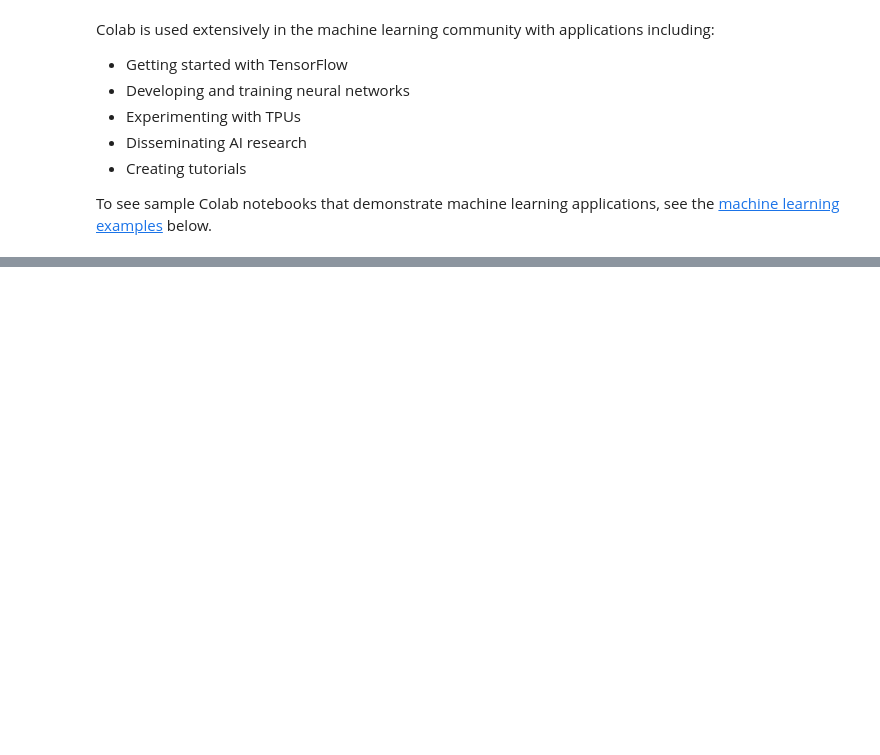
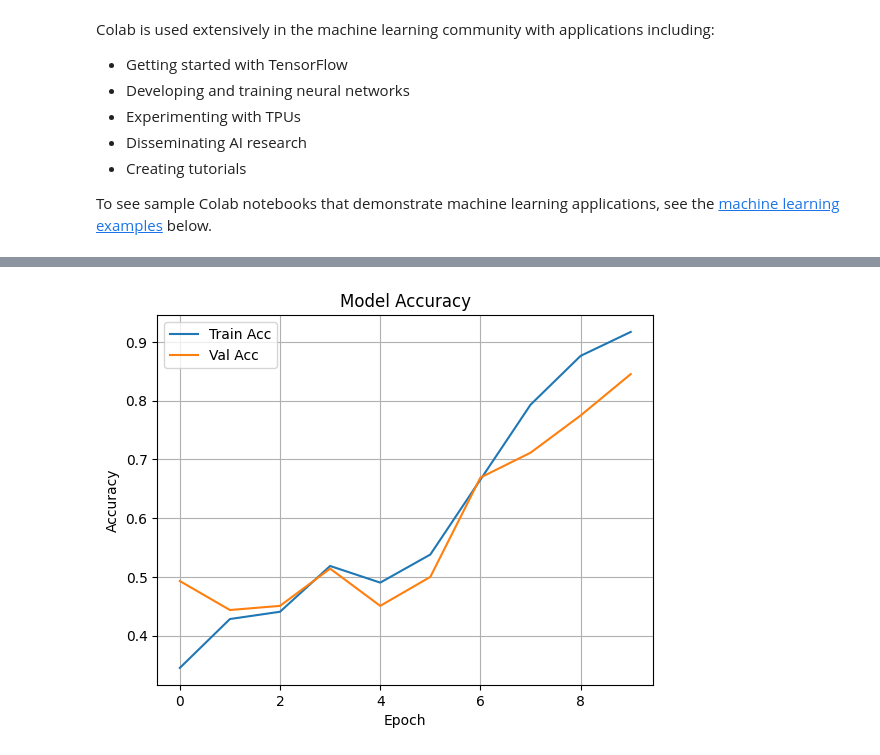
Before and after one commit to akashaitech/akashaitech, a Jupyter notebook: Copy_of_Welcome_To_Colab.ipynb, the cells around one changed output, grey strips where cells are left out. Saved outputs shown, nothing was run; the diff lists cells and outputs as text; code cells hidden in the pictures; blank space fills up the shorter version.

```diff
--- a/Copy_of_Welcome_To_Colab.ipynb
+++ b/Copy_of_Welcome_To_Colab.ipynb
@@ -4631,0 +209,27 @@ To see sample Colab notebooks that demonstrate machine learning applications, se
+# %%
+import tensorflow as tf
+from tensorflow.keras.models import Sequential
+from tensorflow.keras.layers import Conv2D, MaxPooling2D, Flatten, Dense, Dropout
+from sklearn.model_selection import train_test_split
+
+# Split data
+X_train, X_test, y_train, y_test = train_test_split(X_images, y_labels, test_size=0.2, random_state=42, stratify=y_labels)
+
+# Build model
+model = Sequential([
+    Conv2D(32, (3, 3), activation='relu', input_shape=(128, 128, 1)),
+    MaxPooling2D(2, 2),
+
+    Conv2D(64, (3, 3), activation='relu'),
+    MaxPooling2D(2, 2),
+
+    Flatten(),
+    Dense(128, activation='relu'),
+    Dropout(0.5),
+    Dense(3, activation='softmax')  # 3 classes
+])
+
+model.compile(optimizer='adam', loss='sparse_categorical_crossentropy', metrics=['accuracy'])
+
+# Train
+history = model.fit(X_train, y_train, epochs=10, batch_size=32, validation_data=(X_test, y_test))
@@ -4631,0 +257,13 @@ To see sample Colab notebooks that demonstrate machine learning applications, se
+# %%
+import matplotlib.pyplot as plt
+
+plt.plot(history.history['accuracy'], label='Train Acc')
+plt.plot(history.history['val_accuracy'], label='Val Acc')
+plt.title('Model Accuracy')
+plt.xlabel('Epoch')
+plt.ylabel('Accuracy')
+plt.legend()
+plt.grid(True)
+plt.show()
+# %% [output]
+[figure, added]
```
Also changed, not shown: parts of 123 cells of this notebook.
